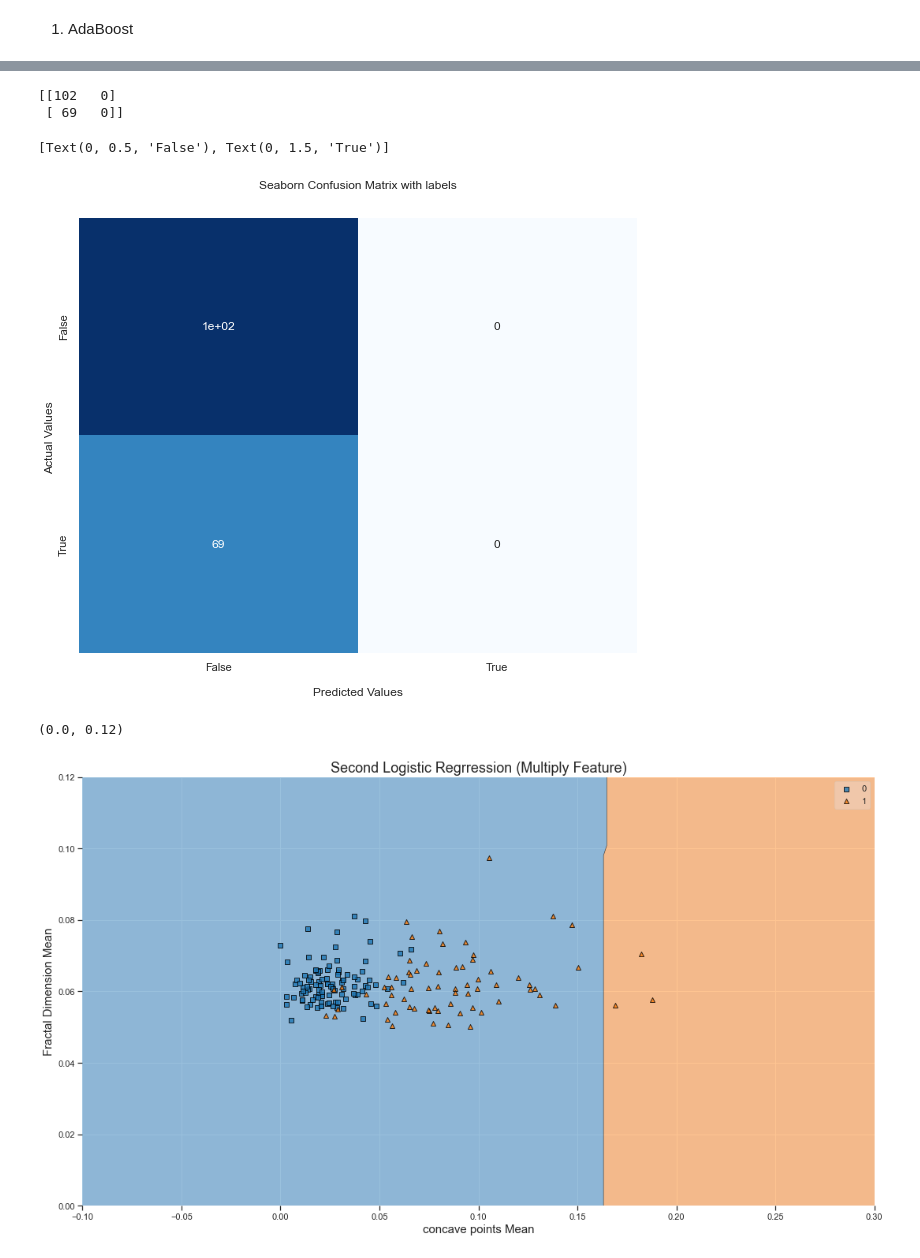
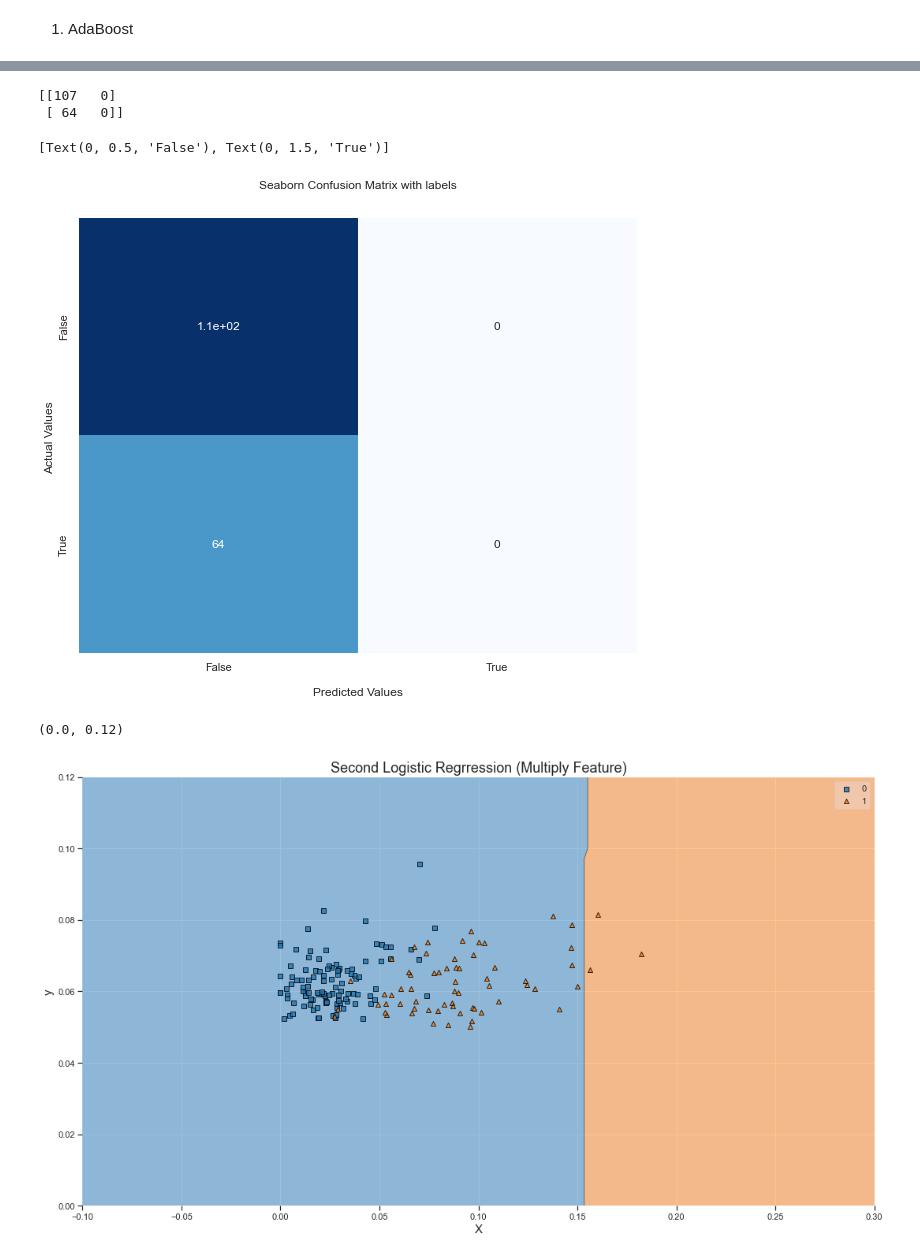
Before and after one commit to TrellixVulnTeam/ThanhLa_Data4319_2I89, a Jupyter notebook: 4. Logistic Regression/source_4.ipynb, the cells around one changed output, grey strips where cells are left out. Drawn from its saved outputs; the diff is of its cells as text; code cells hidden in the pictures.

```diff
--- a/4. Logistic Regression/source_4.ipynb
+++ b/4. Logistic Regression/source_4.ipynb
@@ -47,7 +47,7 @@ ax1.set_title("Linearly Data", fontsize = 18)
 Text(0.5, 1.0, 'Linearly Data')
 [figure]
 # %%
-X = df['perimeter_mean'].values
+X = df['concave points_mean'].values
 X = X.reshape(-1,1)
 y = np.where(df.diagnosis == "B", 0, 1)
 
@@ -310,19 +312,19 @@ ax.set_ylabel('Actual Values ')
 ax.xaxis.set_ticklabels(['False','True'])
 ax.yaxis.set_ticklabels(['False','True'])
 # %% [output]
-[[102   0]
- [ 69   0]]
+[[107   0]
+ [ 64   0]]
 [Text(0, 0.5, 'False'), Text(0, 1.5, 'True')]
-[figure, old version]
+[figure, new version]
 # %%
 fig,(ax2) = plt.subplots(1, 1, figsize=(18,10))
 
 ax2 = plot_decision_regions(X_test, y_test, clf = glm_model)
 ax2.set_title("Second Logistic Regrression (Multiply Feature)", fontsize = 18)
-ax2.set_xlabel('concave points Mean' , fontsize = 15)
-ax2.set_ylabel("Fractal Dimension Mean", fontsize = 15)
+ax2.set_xlabel('X' , fontsize = 15)
+ax2.set_ylabel("y", fontsize = 15)
 ax2.set_xlim(-0.1, 0.3)
 ax2.set_ylim(0, 0.12)
 # %% [output]
 (0.0, 0.12)
-[figure, old version]
+[figure, new version]
```
Also changed, not shown: parts of 9 cells of this notebook, 5 other files.
